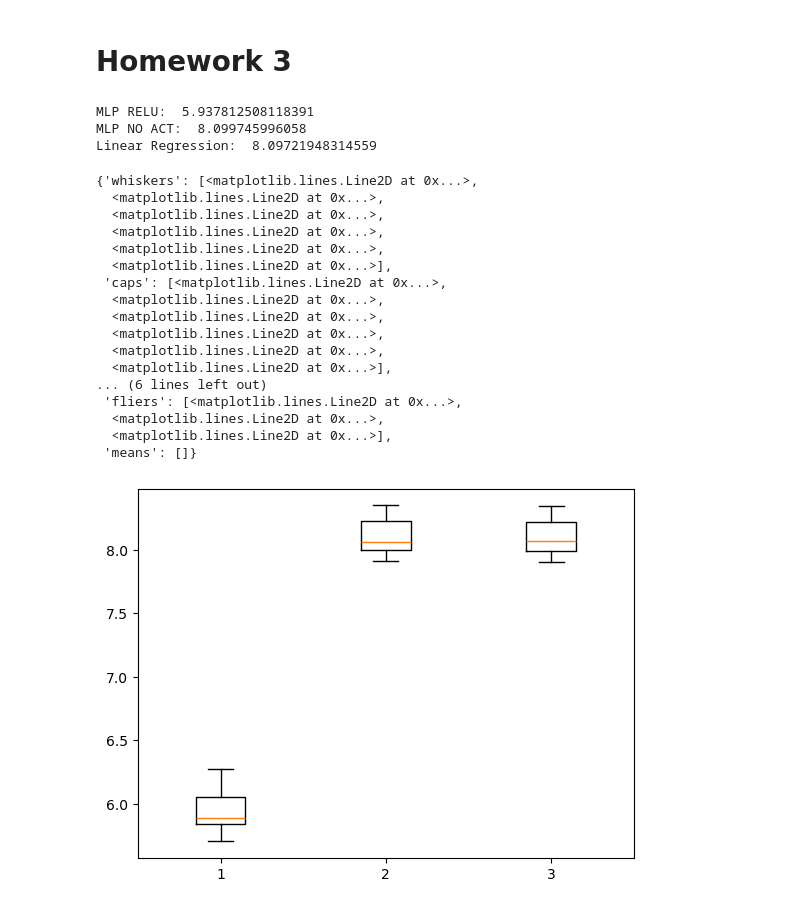
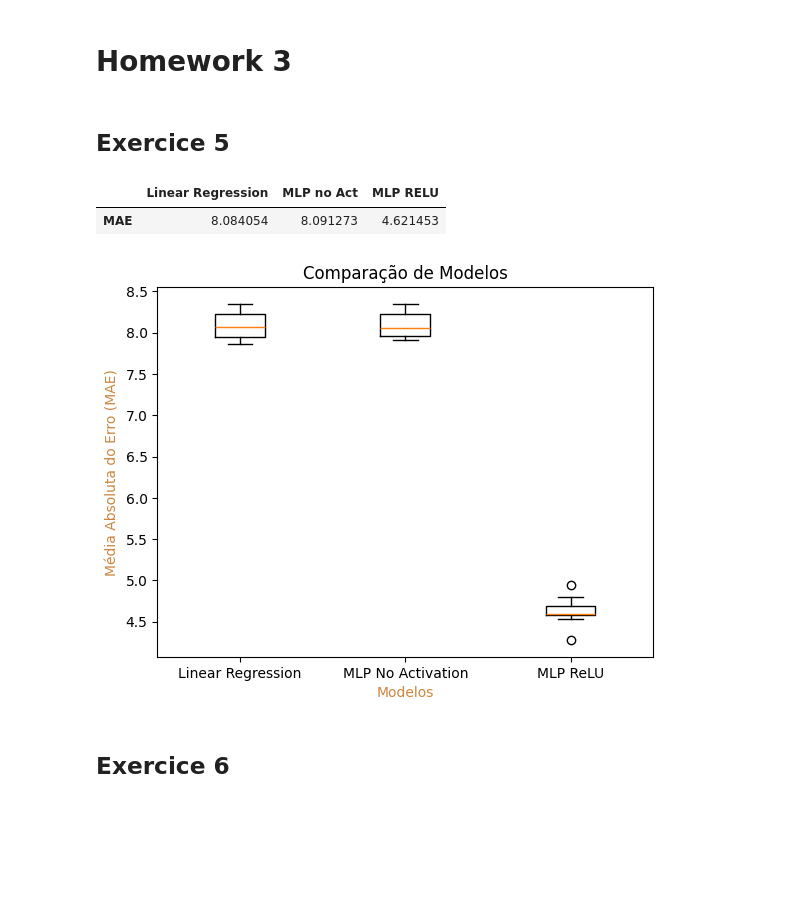
Before and after one commit to guiijose/Machine-Learning, a Jupyter notebook: homeworks/hw3/h3.ipynb, the cells around one changed output. Saved outputs shown, nothing was run; the diff lists cells and outputs as text; code cells hidden in the pictures; blank space fills up the shorter version.

```diff
--- a/homeworks/hw3/h3.ipynb
+++ b/homeworks/hw3/h3.ipynb
@@ -9,11 +9,14 @@ from sklearn.neural_network import MLPRegressor
 import pandas as pd
 import numpy as np
 import matplotlib.pyplot as plt
+import seaborn as sns
 
 
-dataset_path = "/home/gui_ze/Desktop/Machine-Learning/datasets/parkinsons.csv"
+dataset_path = "../../datasets/parkinsons.csv"
 
 df = pd.read_csv(dataset_path)
+# %% [markdown]
+## Exercice 5
 # %%
 X = df.drop(columns=['target'])
 y = df['target']
@@ -39,7 +42,7 @@ def mlp_no_act(X, y, i):
     X_train, X_test, y_train, y_test = train_test_split(X, y, test_size=0.2, random_state=i)
 
     # Create the Model
-    mlp_no_act = MLPRegressor(hidden_layer_sizes = (10, 10), activation = 'identity', random_state = 0)
+    mlp_no_act = MLPRegressor(hidden_layer_sizes = (10, 10), activation = 'identity', random_state = 0, max_iter=1000)
     # Train the Model
     mlp_no_act.fit(X_train, y_train)
 
@@ -53,7 +56,7 @@ def mlp_relu(X, y, i):
     # split the data with 80% in training and 20% in testing
     X_train, X_test, y_train, y_test = train_test_split(X, y, test_size=0.2, random_state=i)
 
-    mlp_relu = MLPRegressor(hidden_layer_sizes = (10, 10), activation = 'relu', random_state = 0)
+    mlp_relu = MLPRegressor(hidden_layer_sizes = (10, 10), activation = 'relu', random_state = 0, max_iter=1000)
     mlp_relu.fit(X_train, y_train)
 
     y_pred = mlp_relu.predict(X_test)
@@ -64,39 +67,45 @@ def mlp_relu(X, y, i):
 mlp_relu_avg = []
 mlp_no_act_avg = []
 linearRegression_avg = []
-for i in range(10):
+for i in range(1, 11):
     mlp_relu_avg.append(mlp_relu(X, y, i))
     mlp_no_act_avg.append(mlp_no_act(X, y, i))
     linearRegression_avg.append(linearRegression(X, y, i))
 
-print("MLP RELU: ", np.mean(mlp_relu_avg))
-print("MLP NO ACT: ", np.mean(mlp_no_act_avg))
-print("Linear Regression: ", np.mean(linearRegression_avg))
+linreg_avg = np.mean(linearRegression_avg)
+mlpnoact_avg = np.mean(mlp_no_act_avg)
+mlprelu_avg = np.mean(mlp_relu_avg)
+
+columns = ['Linear Regression', 'MLP no Act', 'MLP RELU']
+averages = np.array([linreg_avg, mlpnoact_avg, mlprelu_avg]).reshape(1, -1)
+stats_df = pd.DataFrame(averages, columns = columns,  index = ['MAE'])
+display(stats_df)
+
+#print("MLP RELU: ", np.mean(mlp_relu_avg))
+#print("MLP NO ACT: ", np.mean(mlp_no_act_avg))
+#print("Linear Regression: ", np.mean(linearRegression_avg))
 # %% [output]
-MLP RELU:  5.937812508118391
-MLP NO ACT:  8.099745996058
-Linear Regression:  8.09721948314559
+|  | Linear Regression | MLP no Act | MLP RELU |
+| MAE | 8.084054 | 8.091273 | 4.621453 |
-# %%
-# boxplot
-
-data = [mlp_relu_avg, mlp_no_act_avg, linearRegression_avg]
-plt.boxplot(data)
-# %% [output]
-{'whiskers': [<matplotlib.lines.Line2D at 0x...>,
-  <matplotlib.lines.Line2D at 0x...>,
-  <matplotlib.lines.Line2D at 0x...>,
-  <matplotlib.lines.Line2D at 0x...>,
-  <matplotlib.lines.Line2D at 0x...>,
-  <matplotlib.lines.Line2D at 0x...>],
- 'caps': [<matplotlib.lines.Line2D at 0x...>,
-  <matplotlib.lines.Line2D at 0x...>,
-  <matplotlib.lines.Line2D at 0x...>,
-  <matplotlib.lines.Line2D at 0x...>,
-  <matplotlib.lines.Line2D at 0x...>,
-  <matplotlib.lines.Line2D at 0x...>],
-... (6 lines left out)
- 'fliers': [<matplotlib.lines.Line2D at 0x...>,
-  <matplotlib.lines.Line2D at 0x...>,
-  <matplotlib.lines.Line2D at 0x...>],
- 'means': []}
-[figure, removed]
+# %%
+# Os teus dados
+data = [linearRegression_avg, mlp_no_act_avg, mlp_relu_avg]
+model_names = ['Linear Regression', 'MLP No Activation', 'MLP ReLU']
+
+# Criar o boxplot
+plt.boxplot(data)
+
+# Adicionar os nomes dos modelos ao eixo X
+plt.xticks([1, 2, 3], model_names)  # Índices começam em 1 para plt.boxplot
+
+# Melhorar a legibilidade
+plt.xlabel('Modelos', color = 'peru')
+plt.ylabel('Média Absoluta do Erro (MAE)', color = 'peru')
+plt.title('Comparação de Modelos')
+
+# Mostrar o gráfico
+plt.show()
+# %% [output]
+[figure, added]
+# %% [markdown]
+## Exercice 6
```
Also changed, not shown: parts of 5 cells of this notebook.
